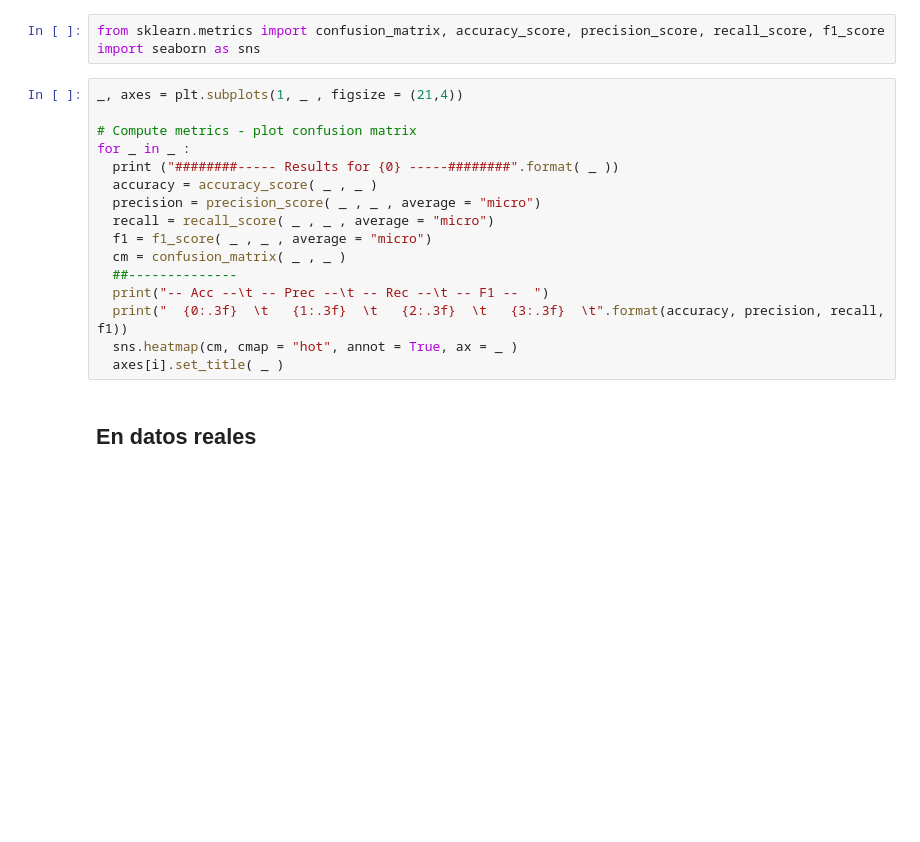
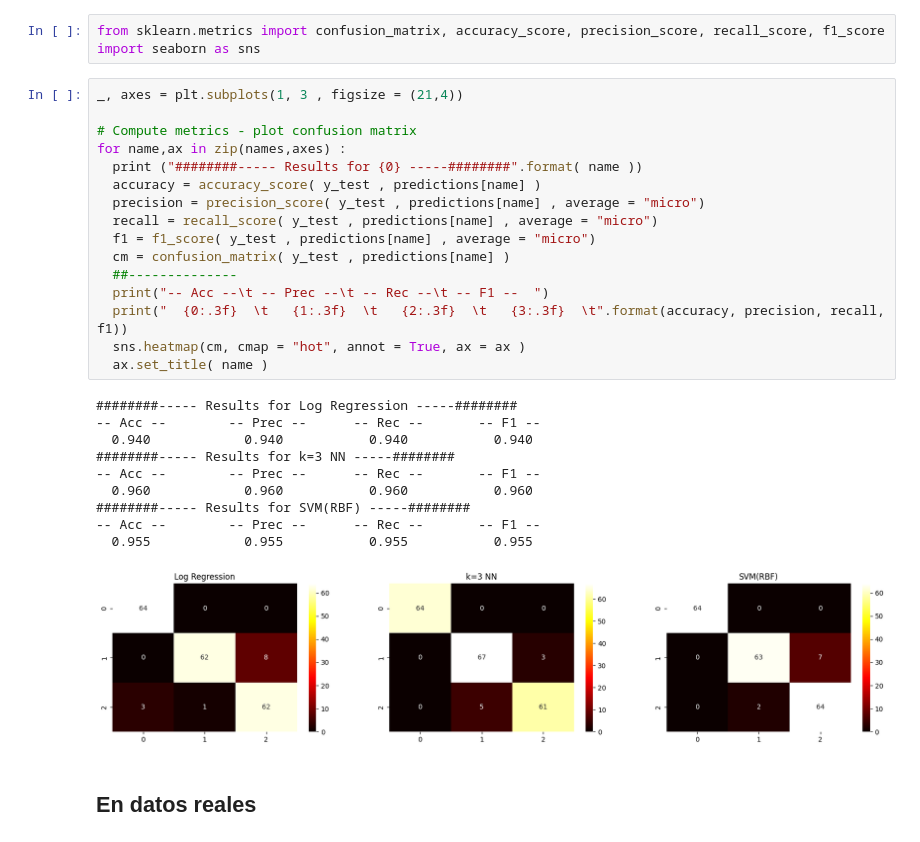
Before and after one commit to yustinbarnet/machine_learning, a Jupyter notebook: Sem_05/Supervised_Metrics.ipynb, the cells around one changed output. Cells and saved outputs as stored; diff of their text form; blank space fills up the shorter version.

```diff
--- a/Sem_05/Supervised_Metrics.ipynb
+++ b/Sem_05/Supervised_Metrics.ipynb
@@ -102,21 +102,32 @@ Módulo de [Metrics](https://scikit-learn.org/stable/modules/classes.html#module
 from sklearn.metrics import confusion_matrix, accuracy_score, precision_score, recall_score, f1_score
 import seaborn as sns
 # %%
-_, axes = plt.subplots(1, _ , figsize = (21,4))
+_, axes = plt.subplots(1, 3 , figsize = (21,4))
 
 # Compute metrics - plot confusion matrix
-for _ in _ :
-  print ("########----- Results for {0} -----########".format( _ ))
-  accuracy = accuracy_score( _ , _ )
-  precision = precision_score( _ , _ , average = "micro")
-  recall = recall_score( _ , _ , average = "micro")
-  f1 = f1_score( _ , _ , average = "micro")
-  cm = confusion_matrix( _ , _ )
+for name,ax in zip(names,axes) :
+  print ("########----- Results for {0} -----########".format( name ))
+  accuracy = accuracy_score( y_test , predictions[name] )
+  precision = precision_score( y_test , predictions[name] , average = "micro")
+  recall = recall_score( y_test , predictions[name] , average = "micro")
+  f1 = f1_score( y_test , predictions[name] , average = "micro")
+  cm = confusion_matrix( y_test , predictions[name] )
   ##--------------
   print("-- Acc --\t -- Prec --\t -- Rec --\t -- F1 --  ")
   print("  {0:.3f}  \t   {1:.3f}  \t   {2:.3f}  \t   {3:.3f}  \t".format(accuracy, precision, recall, f1))
-  sns.heatmap(cm, cmap = "hot", annot = True, ax = _ )
-  axes[i].set_title( _ )
+  sns.heatmap(cm, cmap = "hot", annot = True, ax = ax )
+  ax.set_title( name )
+# %% [output]
+########----- Results for Log Regression -----########
+-- Acc --        -- Prec --      -- Rec --       -- F1 --
+  0.940            0.940           0.940           0.940
+########----- Results for k=3 NN -----########
+-- Acc --        -- Prec --      -- Rec --       -- F1 --
+  0.960            0.960           0.960           0.960
+########----- Results for SVM(RBF) -----########
+-- Acc --        -- Prec --      -- Rec --       -- F1 --
+  0.955            0.955           0.955           0.955
+[figure, added]
 # %% [markdown]
 ## En datos reales
 # %%
```
Also changed, not shown: parts of 5 cells of this notebook.
